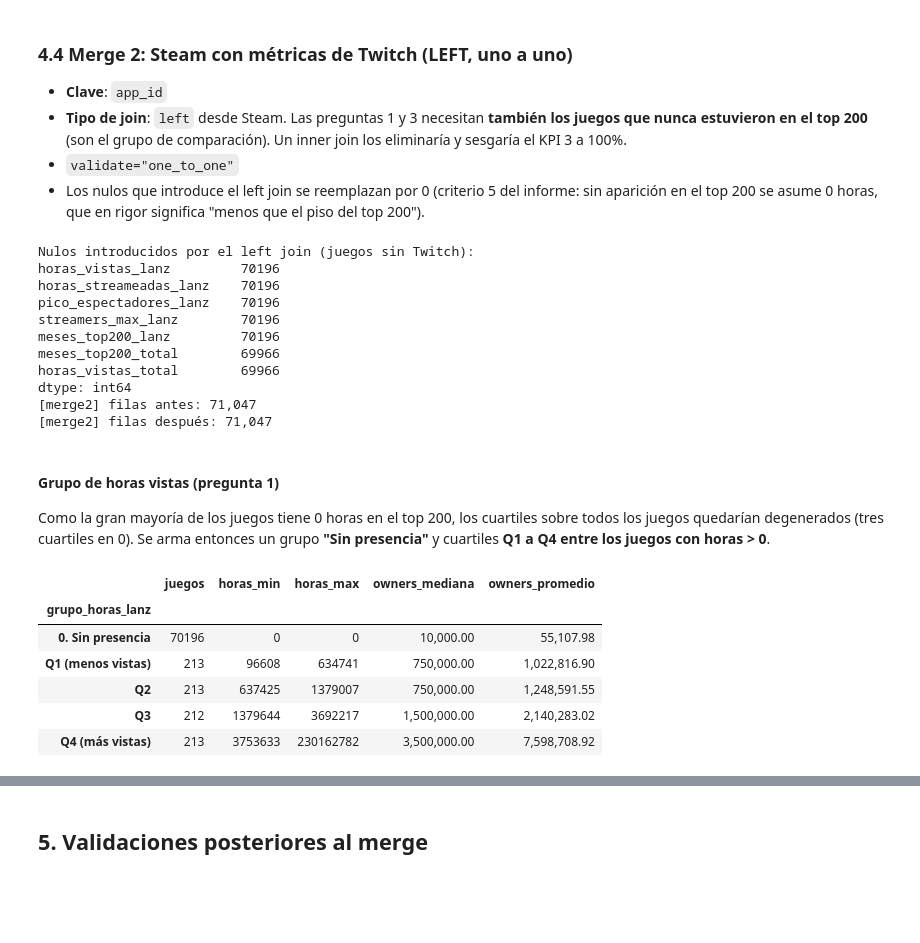
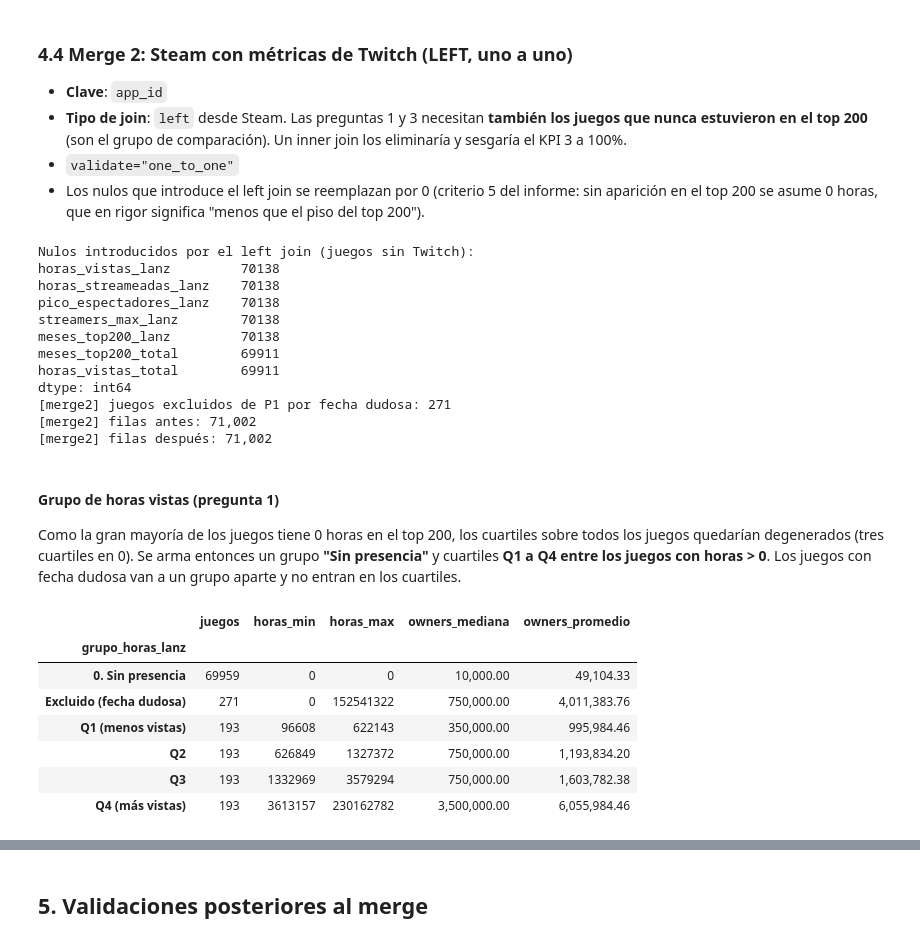
Before and after one commit to EmanuelSzk/GABD---AE4, a Jupyter notebook: ETL_Datasets.ipynb, the cells around one changed output, grey strips where cells are left out. Drawn from its saved outputs; the diff is of its cells as text; code cells hidden in the pictures; blank space fills up the shorter version.

Commit message:
ETL: correcciones de genero, 21 alias, regla de fecha dudosa y validacione laburo el dons

```diff
--- a/ETL_Datasets.ipynb
+++ b/ETL_Datasets.ipynb
@@ -306,5 +315,24 @@ En Steam un juego tiene varios géneros (`"Action,Adventure,Indie"`). Para la di
 # %%
-steam["generos"] = steam["generos"].astype("string").str.strip().replace("", pd.NA)
-steam["genero_principal"] = steam["generos"].str.split(",").str[0].str.strip().fillna("Sin género")
+NO_SON_GENERO = {"Early Access", "Free To Play",
+                 "Gore", "Nudity", "Sexual Content", "Violent",   # descriptores de contenido
+                 "Accounting", "Animation & Modeling", "Audio Production", "Design & Illustration", "Education",
+                 "Game Development", "Photo Editing", "Software Training", "Utilities", "Video Production",
+                 "Web Publishing"}   # categorías de software, no de juego
+
+def elegir_genero(generos, tags):
+    if pd.isna(generos):
+        return "Sin género"
+    validos = [g.strip() for g in generos.split(",") if g.strip() not in NO_SON_GENERO]
+    if not validos:
+        return "Sin género"
+    for t in ([] if pd.isna(tags) else tags.split(",")):   # Tags ordenados por votos
+        if t.strip() in validos:
+            return t.strip()
+    return validos[0]
+
+steam["genero_principal"] = [elegir_genero(g, t) for g, t in zip(steam["generos"], steam["tags"])]
+alfabetico = steam["generos"].str.split(",").str[0].fillna("Sin género")
+registrar("limpieza_steam", "juegos cuyo género cambia respecto del primero alfabético",
+          int((steam["genero_principal"] != alfabetico).sum()))
 steam["genero_principal"].value_counts().head(15)
 # %% [output]
@@ -338,7 +363,7 @@ def resumen_iqr(serie, nombre):
 
 lim_precio = resumen_iqr(steam["precio"], "precio")
 resumen_iqr(steam["owners_estimados"].astype(float), "owners_estimados")
-steam["precio_atipico"] = steam["precio"] > lim_precio
+steam["precio_atipico"] = steam["precio"] > 100   # el límite IQR es demasiado bajo para precios de juegos
 steam.nlargest(5, "owners_estimados")[["nombre", "fecha_lanzamiento", "owners_raw", "precio"]]
 # %% [output]
 precio: Q1=1  Q3=6  límite sup=13  atípicos=7,790 (7.7%)  máx=1,000
@@ -588,10 +632,5 @@ Se marcan como `sospecha_colision` los que tienen apariciones con desfase menor
 # %%
-antes = tw_steam.groupby("app_id")["desfase_meses"].min()
-sospechosos = antes[antes < -3].index
-registrar("merge1", "juegos con aparición en Twitch > 3 meses antes de Steam (sospecha)", len(sospechosos))
-
-(tw_steam[tw_steam["app_id"].isin(sospechosos)]
-    .groupby(["app_id", "nombre", "mes_lanzamiento"], as_index=False)
-    .agg(primer_mes_twitch=("fecha_mes", "min"), horas=("horas_vistas", "sum"))
-    .sort_values("horas", ascending=False).head(15))
+horas_pre = tw_steam[tw_steam["desfase_meses"] < 0].groupby("app_id")["horas_vistas"].sum()
+registrar("merge1", "juegos con horas en Twitch antes de su fecha de Steam", len(horas_pre))
+horas_pre.sort_values(ascending=False).head(10)
 # %% [output]
@@ -667,43 +702,49 @@ print(nulos_introducidos)
 
 juegos[cols_twitch] = juegos[cols_twitch].fillna(0).astype("int64")
 juegos["en_top200"] = (juegos["meses_top200_total"] > 0).astype(int)
-juegos["sospecha_colision"] = juegos["app_id"].isin(sospechosos).astype(int)
+juegos["horas_pre_lanz"] = juegos["app_id"].map(horas_pre).fillna(0).astype("int64")
+juegos["sospecha_colision"] = (juegos["horas_pre_lanz"] > juegos["horas_vistas_lanz"]).astype(int)
+juegos["apto_p1"] = 1 - juegos["sospecha_colision"]
+registrar("merge2", "juegos excluidos de P1 por fecha dudosa", int(juegos["sospecha_colision"].sum()))
 
 registrar("merge2", "filas antes", n_antes)
 registrar("merge2", "filas después", len(juegos))
 # %% [output]
 Nulos introducidos por el left join (juegos sin Twitch):
-horas_vistas_lanz         70196
-horas_streameadas_lanz    70196
-pico_espectadores_lanz    70196
-streamers_max_lanz        70196
-meses_top200_lanz         70196
-meses_top200_total        69966
-horas_vistas_total        69966
+horas_vistas_lanz         70138
+horas_streameadas_lanz    70138
+pico_espectadores_lanz    70138
+streamers_max_lanz        70138
+meses_top200_lanz         70138
+meses_top200_total        69911
+horas_vistas_total        69911
 dtype: int64
-[merge2] filas antes: 71,047
-[merge2] filas después: 71,047
+[merge2] juegos excluidos de P1 por fecha dudosa: 271
+[merge2] filas antes: 71,002
+[merge2] filas después: 71,002
 # %% [markdown]
 #### Grupo de horas vistas (pregunta 1)
-Como la gran mayoría de los juegos tiene 0 horas en el top 200, los cuartiles sobre todos los juegos quedarían degenerados (tres cuartiles en 0). Se arma entonces un grupo **"Sin presencia"** y cuartiles **Q1 a Q4 entre los juegos con horas > 0**.
+Como la gran mayoría de los juegos tiene 0 horas en el top 200, los cuartiles sobre todos los juegos quedarían degenerados (tres cuartiles en 0). Se arma entonces un grupo **"Sin presencia"** y cuartiles **Q1 a Q4 entre los juegos con horas > 0**. Los juegos con fecha dudosa van a un grupo aparte y no entran en los cuartiles.
 # %%
-con_horas = juegos["horas_vistas_lanz"] > 0
+con_horas = (juegos["horas_vistas_lanz"] > 0) & (juegos["apto_p1"] == 1)
 juegos["grupo_horas_lanz"] = "0. Sin presencia"
+juegos.loc[juegos["apto_p1"] == 0, "grupo_horas_lanz"] = "Excluido (fecha dudosa)"
 juegos.loc[con_horas, "grupo_horas_lanz"] = pd.qcut(
     juegos.loc[con_horas, "horas_vistas_lanz"], 4,
     labels=["Q1 (menos vistas)", "Q2", "Q3", "Q4 (más vistas)"]).astype(str)
 
 (juegos.groupby("grupo_horas_lanz")
     .agg(juegos=("app_id", "count"),
          horas_min=("horas_vistas_lanz", "min"),
          horas_max=("horas_vistas_lanz", "max"),
          owners_mediana=("owners_estimados", "median"),
          owners_promedio=("owners_estimados", "mean")))
 # %% [output]
 |  | juegos | horas_min | horas_max | owners_mediana | owners_promedio |
 | grupo_horas_lanz |  |  |  |  |  |
-| 0. Sin presencia | 70196 | 0 | 0 | 10,000.00 | 55,107.98 |
-| Q1 (menos vistas) | 213 | 96608 | 634741 | 750,000.00 | 1,022,816.90 |
-| Q2 | 213 | 637425 | 1379007 | 750,000.00 | 1,248,591.55 |
-| Q3 | 212 | 1379644 | 3692217 | 1,500,000.00 | 2,140,283.02 |
-| Q4 (más vistas) | 213 | 3753633 | 230162782 | 3,500,000.00 | 7,598,708.92 |
+| 0. Sin presencia | 69959 | 0 | 0 | 10,000.00 | 49,104.33 |
+| Excluido (fecha dudosa) | 271 | 0 | 152541322 | 750,000.00 | 4,011,383.76 |
+| Q1 (menos vistas) | 193 | 96608 | 622143 | 350,000.00 | 995,984.46 |
+| Q2 | 193 | 626849 | 1327372 | 750,000.00 | 1,193,834.20 |
+| Q3 | 193 | 1332969 | 3579294 | 750,000.00 | 1,603,782.38 |
+| Q4 (más vistas) | 193 | 3613157 | 230162782 | 3,500,000.00 | 6,055,984.46 |
```
Also changed, not shown: parts of 27 cells of this notebook, 9 other files.
